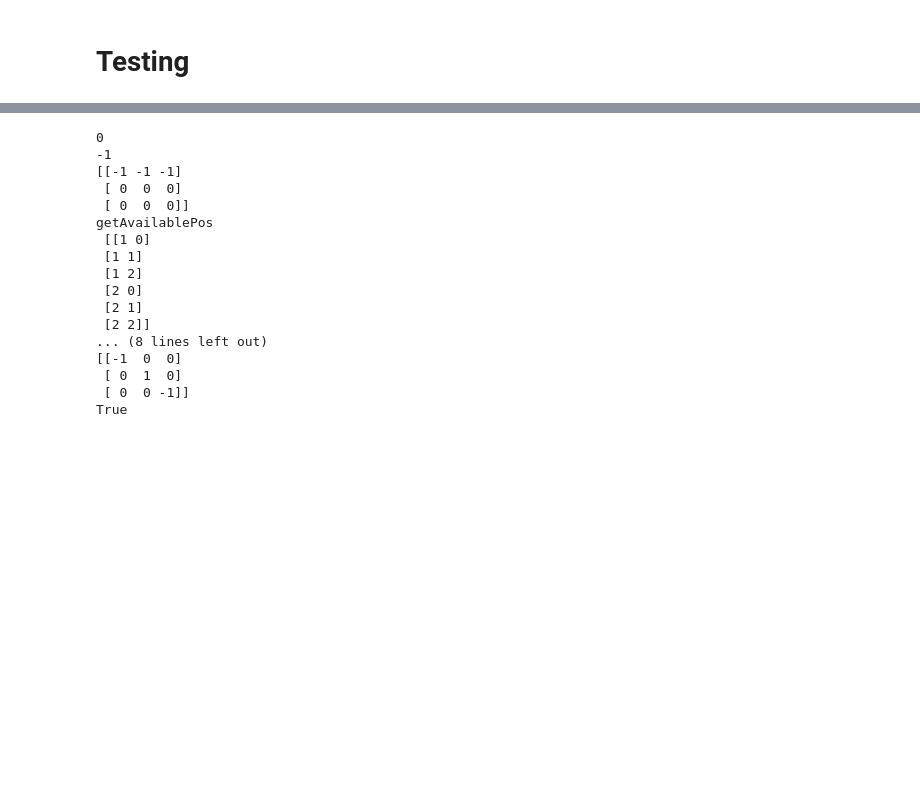
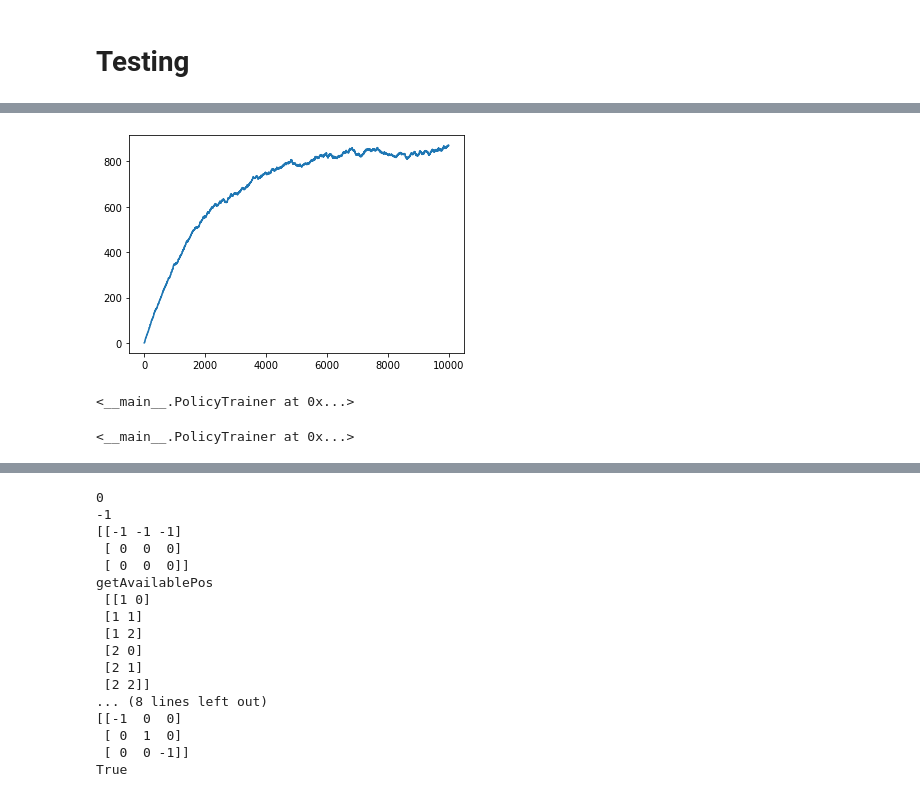
Before and after one commit to inforeqd512/QLearning, a Jupyter notebook: RL_TicTacToe.ipynb, the cells around one changed output, grey strips where cells are left out. Drawn from its saved outputs; the diff is of its cells as text; code cells hidden in the pictures; blank space fills up the shorter version.

```diff
--- a/RL_TicTacToe.ipynb
+++ b/RL_TicTacToe.ipynb
@@ -317,0 +349,5 @@ Win percentage: Agent X 29.00%, Agent O 61.60%.
+# %%
+plt.plot(playerO.policy_trainer.scores)
+plt.show()
+# %% [output]
+[figure, added]
@@ -318,3 +357,11 @@ Win percentage: Agent X 29.00%, Agent O 61.60%.
+# %%
+playerX.policy_trainer
+# %% [output]
+<__main__.PolicyTrainer at 0x...>
+# %%
+playerO.policy_trainer
+# %% [output]
+<__main__.PolicyTrainer at 0x...>
 # %%
 playerX.policy_trainer.Q
 # %% [output]
```
Also changed, not shown: parts of 13 cells of this notebook.
